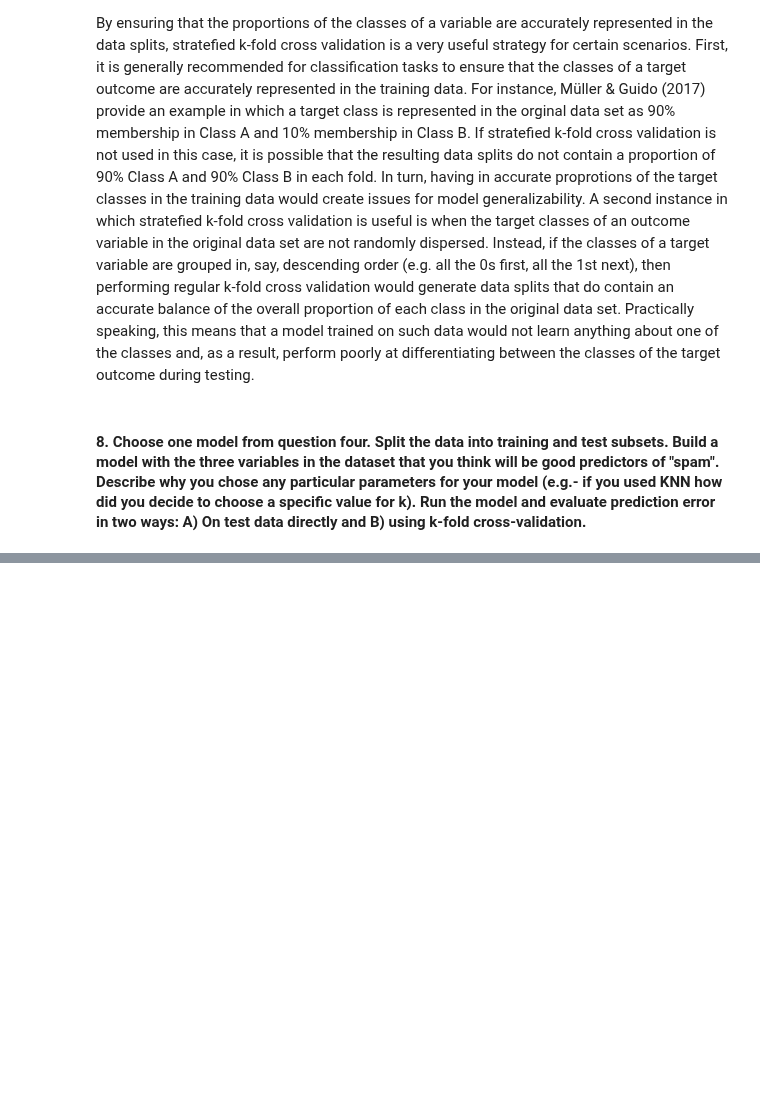
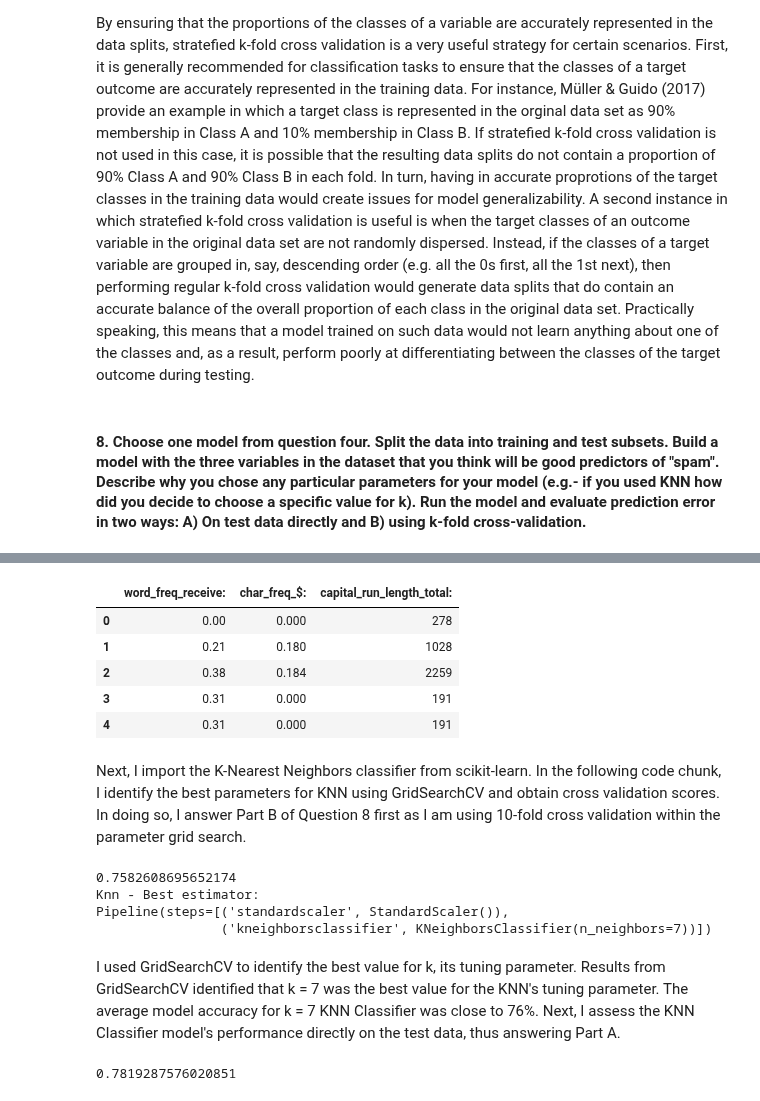
Before and after one commit to gzlupko/gr5073_ML, a Jupyter notebook: midterm/midterm.ipynb, the cells around one changed output, grey strips where cells are left out. Drawn from its saved outputs; the diff is of its cells as text; code cells hidden in the pictures; blank space fills up the shorter version.

Commit message:
up to question 9

```diff
--- a/midterm/midterm.ipynb
+++ b/midterm/midterm.ipynb
@@ -114,0 +117,58 @@ By ensuring that the proportions of the classes of a variable are accurately rep
+# %%
+# data splits
+X = spam_data[['word_freq_receive:', 'char_freq_$:','capital_run_length_total:']]
+y = spam_data['spam']
+
+# train test split
+from sklearn.model_selection import train_test_split
+X_train, X_test, y_train, y_test = train_test_split(X, y, random_state = 32)
+
+# check data splits and predictor variables
+y_train.value_counts()
+y_test.value_counts()
+X.head()
+# %% [output]
+|  | word_freq_receive: | char_freq_$: | capital_run_length_total: |
+| 0 | 0.00 | 0.000 | 278 |
+| 1 | 0.21 | 0.180 | 1028 |
+| 2 | 0.38 | 0.184 | 2259 |
+| 3 | 0.31 | 0.000 | 191 |
+| 4 | 0.31 | 0.000 | 191 |
+# %% [markdown]
+Next, I import the K-Nearest Neighbors classifier from scikit-learn. In the following code chunk, I identify the best parameters for KNN using GridSearchCV and obtain cross validation scores. In doing so, I answer Part B of Question 8 first as I am using 10-fold cross validation within the parameter grid search.
+# %%
+from sklearn.neighbors import KNeighborsClassifier
+from sklearn.pipeline import make_pipeline
+from sklearn.model_selection import GridSearchCV
+from sklearn.model_selection import KFold
+from sklearn.model_selection import cross_val_score
+from sklearn.preprocessing import StandardScaler
+
+knn_pipe = make_pipeline(StandardScaler(), KNeighborsClassifier())
+knn_params = {'kneighborsclassifier__n_neighbors' :[1,2,3,4,5,6,7,8,9,10]}
+knn_grid = GridSearchCV(knn_pipe, knn_params, cv = 10)
+knn_grid.fit(X_train, y_train)
+
+# print Knn classifier performance
+print(knn_grid.cv_results_['mean_test_score'][0])
+
+# print best estimator to view optimal parameter value
+print("Knn - Best estimator:\n{}".format(knn_grid.best_estimator_))
+# %% [output]
+0.7582608695652174
+Knn - Best estimator:
+Pipeline(steps=[('standardscaler', StandardScaler()),
+                ('kneighborsclassifier', KNeighborsClassifier(n_neighbors=7))])
+# %% [markdown]
+I used GridSearchCV to identify the best value for k, its tuning parameter. Results from GridSearchCV identified that k = 7 was the best value for the KNN's tuning parameter. The average model accuracy for k = 7 KNN Classifier was close to 76%. Next, I assess the KNN Classifier model's performance directly on the test data, thus answering Part A.
+# %%
+knn_pipe_1 = make_pipeline(StandardScaler(),
+KNeighborsClassifier(n_neighbors=7))
+
+# fit the model on the training data
+knn_pipe_1.fit(X_train,y_train)
+
+# evaluate model performance on the test data
+knn_pipe_1.score(X_test, y_test)
+# %% [output]
+0.7819287576020851
```
Also changed, not shown: parts of 7 cells of this notebook.
